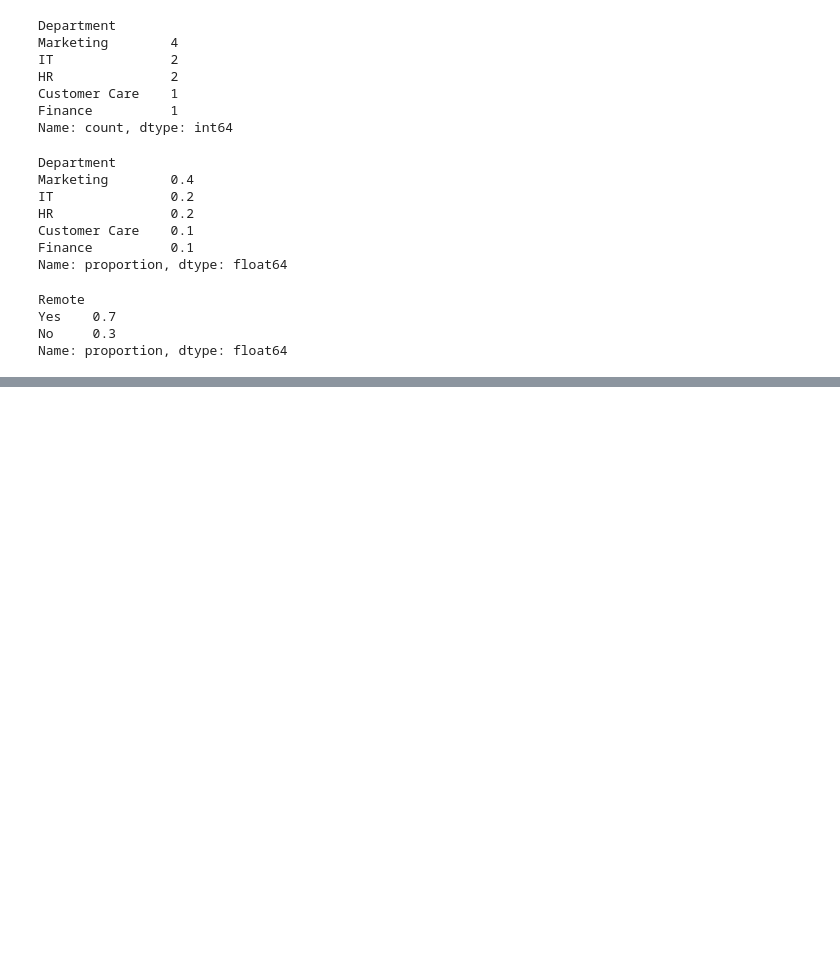
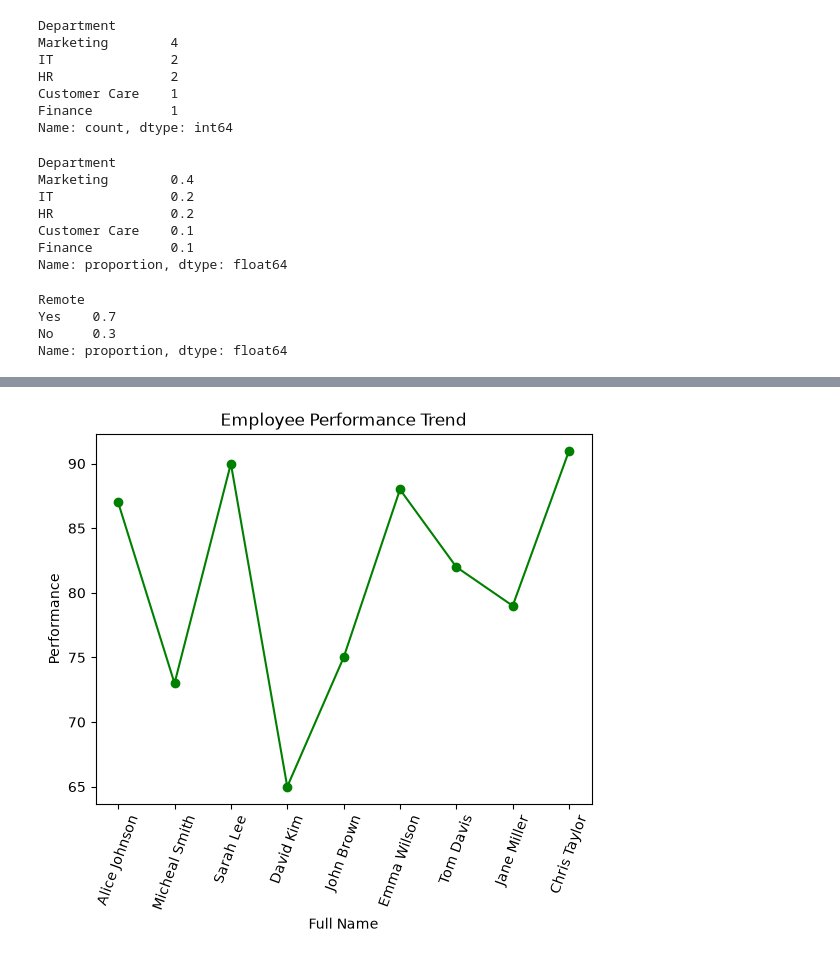
Before and after one commit to Simple46/data-sciece-class, a Jupyter notebook: employee_dataset.ipynb, the cells around one changed output, grey strips where cells are left out. Saved outputs shown, nothing was run; the diff lists cells and outputs as text; code cells hidden in the pictures; blank space fills up the shorter version.

```diff
--- a/employee_dataset.ipynb
+++ b/employee_dataset.ipynb
@@ -576,0 +859,10 @@ Name: proportion, dtype: float64
+# %%
+# visualizing performance over time using line trend
+plt.plot(merged_data["Full Name"], merged_data["Performance"], color='green', marker="o")
+plt.title("Employee Performance Trend")
+plt.xlabel("Full Name")
+plt.ylabel("Performance")
+plt.xticks(rotation=70)
+plt.show()
+# %% [output]
+[figure, added]
```
Also changed, not shown: parts of 40 cells of this notebook, 7 other files.
